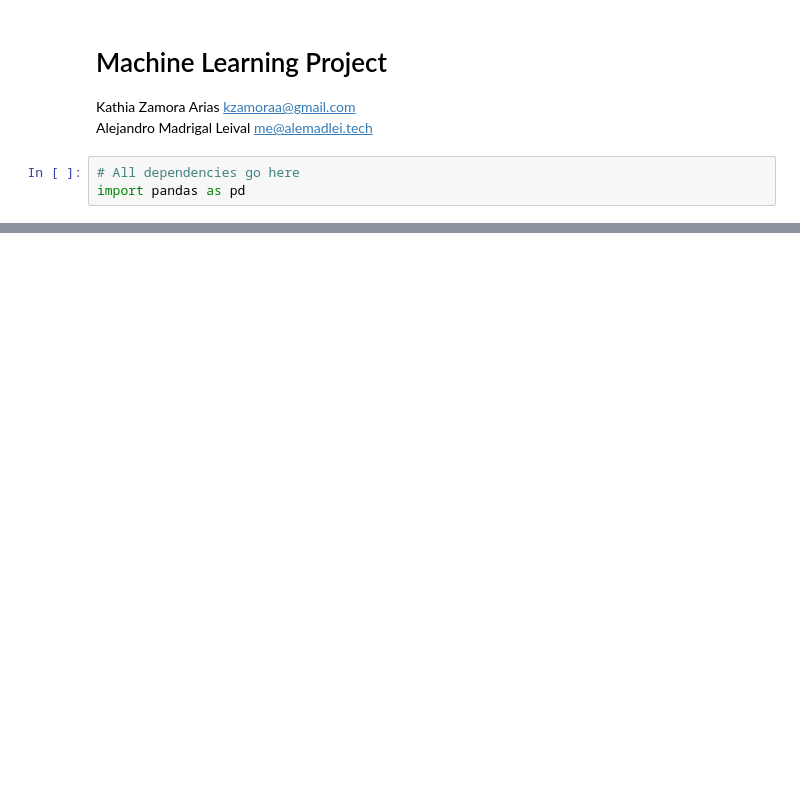
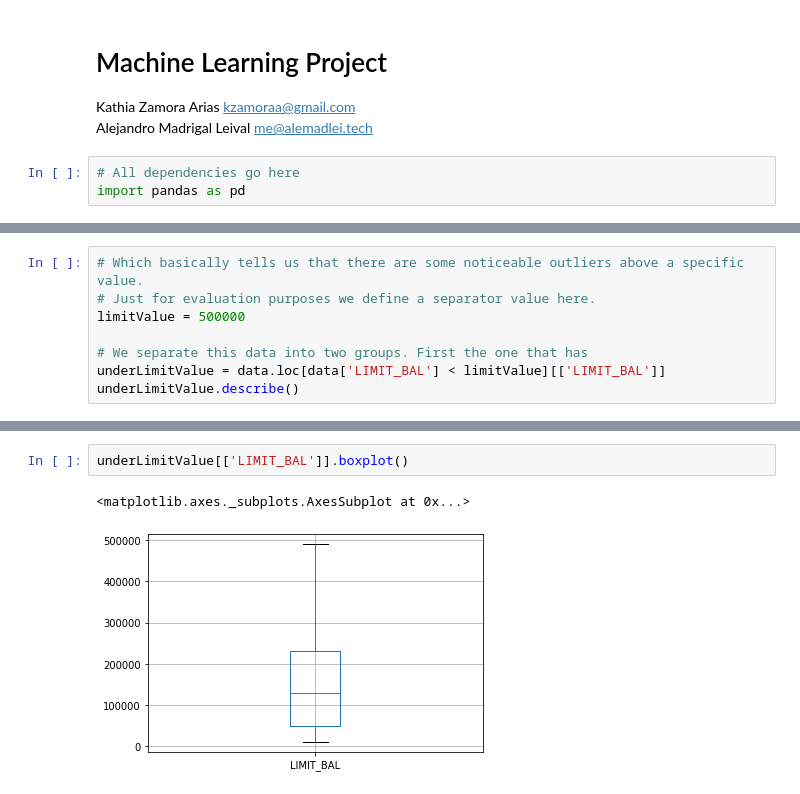
Before and after one commit to AleMadLei/machine-learning-project, a Jupyter notebook: Machine Learning Project.ipynb, the cells around one changed output, grey strips where cells are left out. Saved outputs shown, nothing was run; the diff lists cells and outputs as text; blank space fills up the shorter version.

```diff
--- a/Machine Learning Project.ipynb
+++ b/Machine Learning Project.ipynb
@@ -65,0 +80,8 @@ data.describe()
+# %%
+# Which basically tells us that there are some noticeable outliers above a specific value.
+# Just for evaluation purposes we define a separator value here.
+limitValue = 500000
+
+# We separate this data into two groups. First the one that has
+underLimitValue = data.loc[data['LIMIT_BAL'] < limitValue][['LIMIT_BAL']]
+underLimitValue.describe()
@@ -65,0 +98,5 @@ data.describe()
+# %%
+underLimitValue[['LIMIT_BAL']].boxplot()
+# %% [output]
+<matplotlib.axes._subplots.AxesSubplot at 0x...>
+[figure, added]
```
Also changed, not shown: parts of 9 cells of this notebook.
